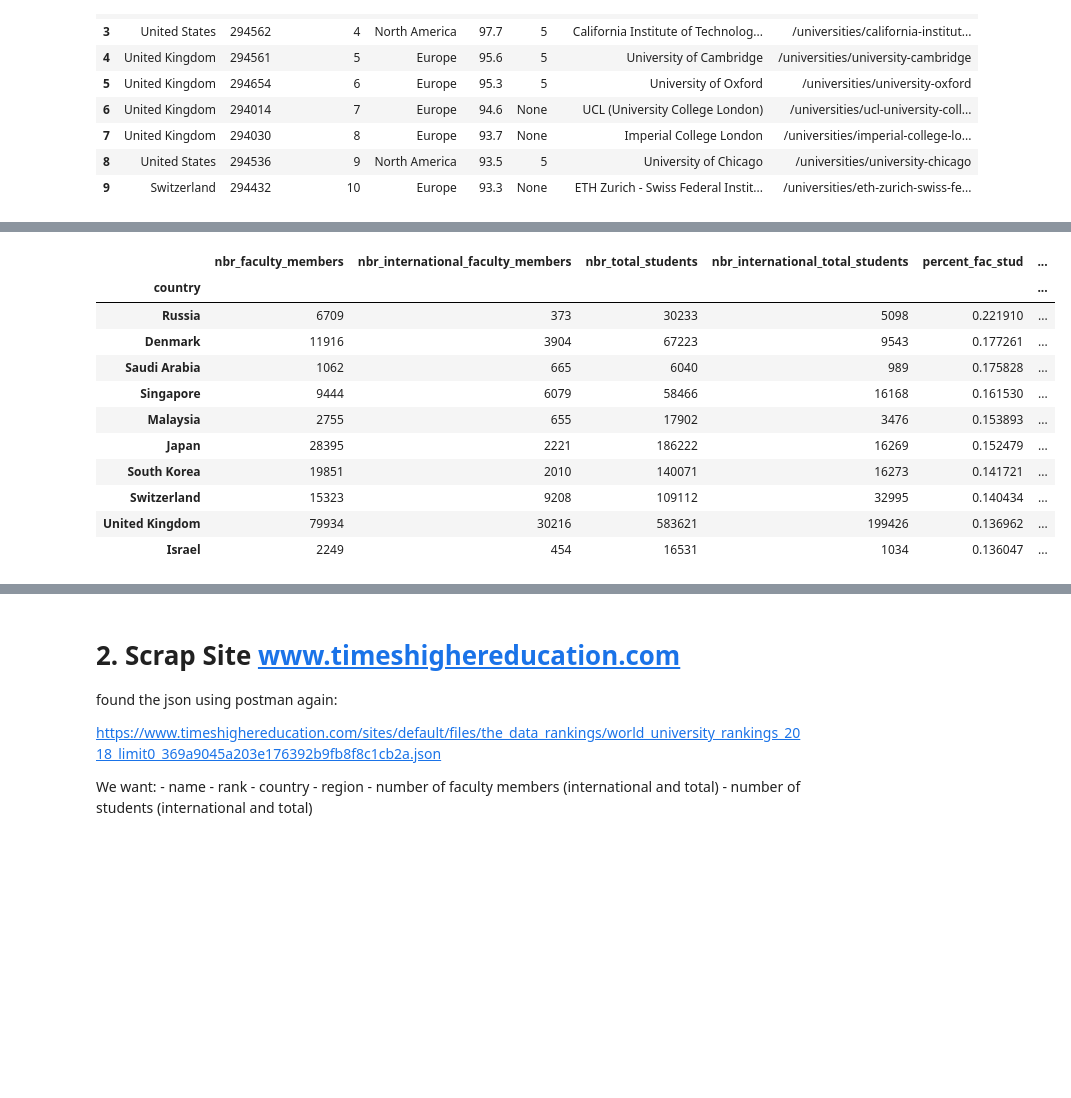
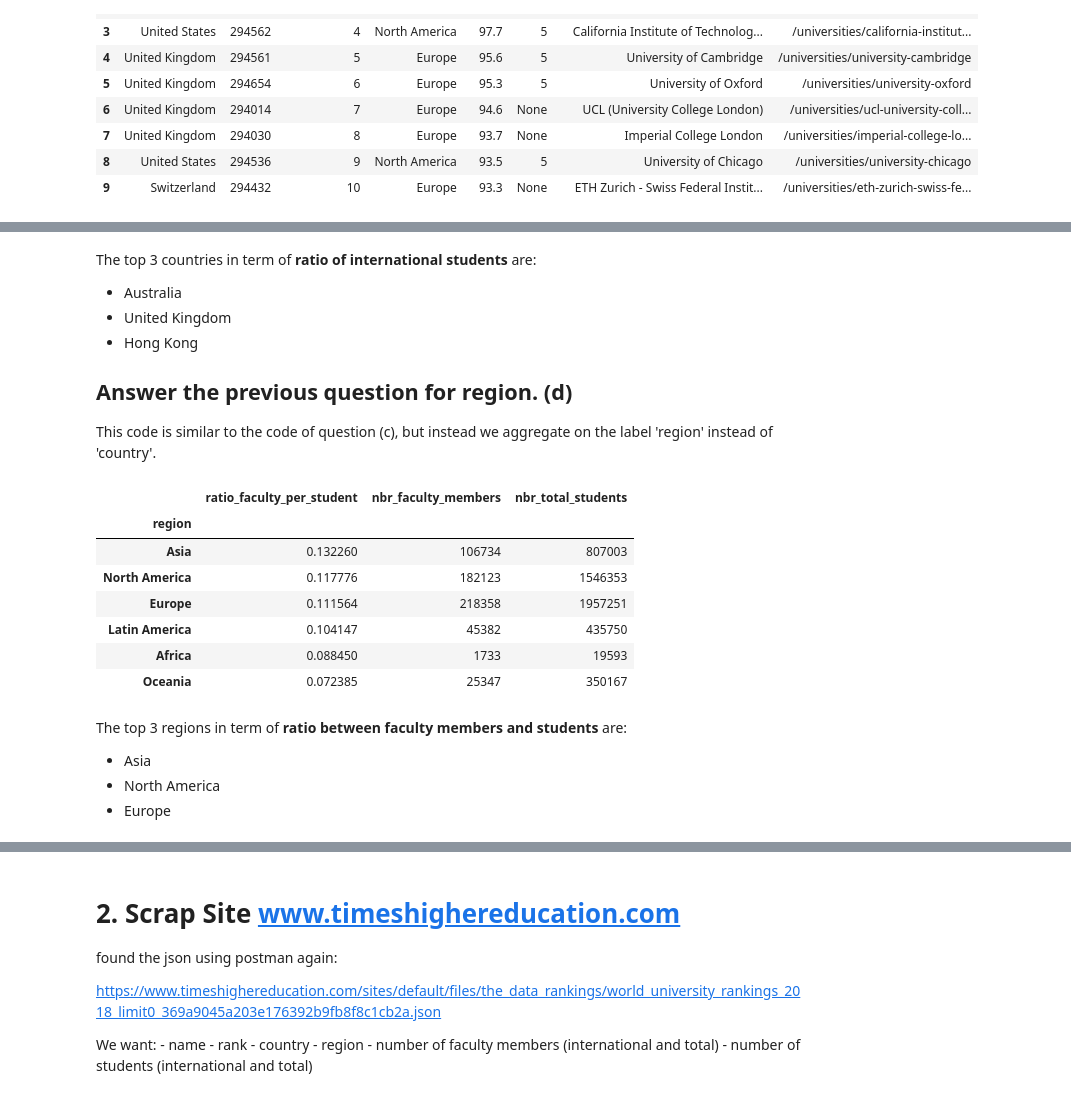
Before and after one commit to NicoBrun/ada2017, a Jupyter notebook: 02 - Data from the Web/Homework 2.ipynb, the cells around one changed output, grey strips where cells are left out. Drawn from its saved outputs; the diff is of its cells as text; code cells hidden in the pictures; blank space fills up the shorter version.

```diff
--- a/02 - Data from the Web/Homework 2.ipynb
+++ b/02 - Data from the Web/Homework 2.ipynb
@@ -24,10 +26,10 @@ We want:
 json_data = json.load(open('TopUniRanking.json'))
 df = json_normalize(json_data['data'])
 #the university are sorted by ranks, so we just need the 200 first indexes
-df_top200 = df.head(200)
+dfTopUni200 = df.head(200)
 #drop useless column information
-df_top200 = df_top200.drop(["cc","core_id","logo","guide"],axis=1)
-df_top200.head(10)
+dfTopUni200 = dfTopUni200.drop(["cc","core_id","logo","guide"],axis=1)
+dfTopUni200.head(10)
 # %% [output]
 |  | country | nid | rank_display | region | score | stars | title | url |
 | 0 | United States | 294850 | 1 | North America | 100 | 6 | Massachusetts Institute of Techno... | /universities/massachusetts-insti... |
@@ -52,11 +59,12 @@ The url of an university is contained in our previous dataFrame. And the pages a
 # %%
-listUrl = df_top200['url']
-#create a temp dataframe
+listUrl = dfTopUni200['url']
+#create a temporary dataframe
 index = range(200)
 columns = ["nbr_faculty_members","nbr_international_faculty_members","nbr_total_students","nbr_international_total_students"]
 temp_df = pd.DataFrame(index=index,columns=columns)
 
 #helper function that filter the html file and return the int corresponding to the special string htmlClass
+#return NaN if the object doesn't exist
 def findNumberOf(soup,htmlClass):
     filteredHtmlElements = soup.find_all('div', class_=htmlClass)
     #case if a field information is not given
@@ -96,0 +91,5 @@ df_top200_merged.head(10)
+# %%
+#merge the old dataframe with the new information
+#fullDataFrameTopUni200 contains all the information of the 200 top universities from www.topuniversities.com
+fullDataFrameTopUni200 = dfTopUni200.join(temp_df)
+fullDataFrameTopUni200.head(10)
@@ -123,0 +188,11 @@ yolo_df.sort_values(by='percent_fac_stud',ascending=False).head(10)
+# %%
+#filter the full dataFrame to only releveant parameters
+filteredDataFrame = fullDataFrameTopUni200.copy()[['country','region','nbr_faculty_members','nbr_international_faculty_members','nbr_total_students','nbr_international_total_students']]
+#aggregate the countries for question (c)
+countryDataFrame = filteredDataFrame.drop('region',axis=1).groupby('country').agg('sum')
+
+#the same helper functions are applied to create the 2 ratio into 2 new columns
+countryDataFrame['ratio_faculty_per_student'] = countryDataFrame.apply (lambda row: percentFacAndStud (row),axis=1)
+countryDataFrame['ratio_international_students'] = countryDataFrame.apply (lambda row: percentInterAndStud (row),axis=1)
+
+countryDataFrame[['ratio_faculty_per_student','nbr_faculty_members','nbr_total_students']].sort_values(by='ratio_faculty_per_student',ascending=False).head(10)
@@ -138,20 +232,32 @@ yolo_df.sort_values(by='percent_inter_stud',ascending=False).head(10)
+# %% [markdown]
+The top 3 countries in term of **ratio of international students** are:
+* Australia
+* United Kingdom
+* Hong Kong
+
+## Answer the previous question for region. (d)
+
+This code is similar to the code of question (c), but instead we aggregate on the label 'region' instead of 'country'.
 # %%
-a = df_top200_merged.copy()[['country','region','nbr_faculty_members','nbr_international_faculty_members','nbr_total_students','nbr_international_total_students']]
-b = a.drop('region',axis=1).groupby('country').agg('sum')
-b['percent_fac_stud'] = b.apply (lambda row: percentFacAndStud (row),axis=1)
-b['percent_inter_stud'] = b.apply (lambda row: percentInterAndStud (row),axis=1)
-b.sort_values(by='percent_fac_stud',ascending=False).head(10)
+# same code as for the country, but with region
+regionDataFrame = filteredDataFrame.drop('country',axis=1).groupby('region').agg('sum')
+
+#the same helper functions are applied to create the 2 ratio into 2 new columns
+regionDataFrame['ratio_faculty_per_student'] = regionDataFrame.apply (lambda row: percentFacAndStud (row),axis=1)
+regionDataFrame['ratio_international_students'] = regionDataFrame.apply (lambda row: percentInterAndStud (row),axis=1)
+regionDataFrame[['ratio_faculty_per_student','nbr_faculty_members','nbr_total_students']].sort_values(by='ratio_faculty_per_student',ascending=False).head(10)
 # %% [output]
-|  | nbr_faculty_members | nbr_international_faculty_members | nbr_total_students | nbr_international_total_students | percent_fac_stud | ... |
-| country |  |  |  |  |  | ... |
-| Russia | 6709 | 373 | 30233 | 5098 | 0.221910 | ... |
-| Denmark | 11916 | 3904 | 67223 | 9543 | 0.177261 | ... |
-| Saudi Arabia | 1062 | 665 | 6040 | 989 | 0.175828 | ... |
-| Singapore | 9444 | 6079 | 58466 | 16168 | 0.161530 | ... |
-| Malaysia | 2755 | 655 | 17902 | 3476 | 0.153893 | ... |
-| Japan | 28395 | 2221 | 186222 | 16269 | 0.152479 | ... |
-| South Korea | 19851 | 2010 | 140071 | 16273 | 0.141721 | ... |
-| Switzerland | 15323 | 9208 | 109112 | 32995 | 0.140434 | ... |
-| United Kingdom | 79934 | 30216 | 583621 | 199426 | 0.136962 | ... |
-| Israel | 2249 | 454 | 16531 | 1034 | 0.136047 | ... |
+|  | ratio_faculty_per_student | nbr_faculty_members | nbr_total_students |
+| region |  |  |  |
+| Asia | 0.132260 | 106734 | 807003 |
+| North America | 0.117776 | 182123 | 1546353 |
+| Europe | 0.111564 | 218358 | 1957251 |
+| Latin America | 0.104147 | 45382 | 435750 |
+| Africa | 0.088450 | 1733 | 19593 |
+| Oceania | 0.072385 | 25347 | 350167 |
+# %% [markdown]
+The top 3 regions in term of **ratio between faculty members and students** are:
+* Asia
+* North America
+* Europe
 # %%
```
Also changed, not shown: parts of 17 cells of this notebook.
